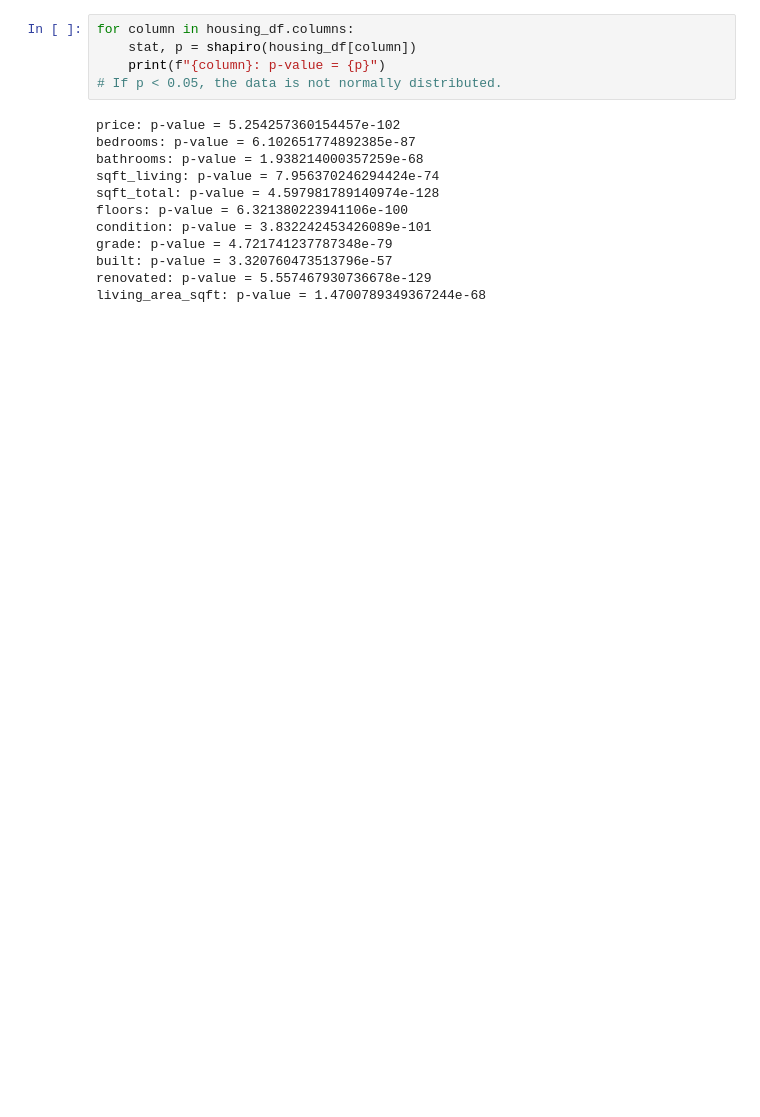
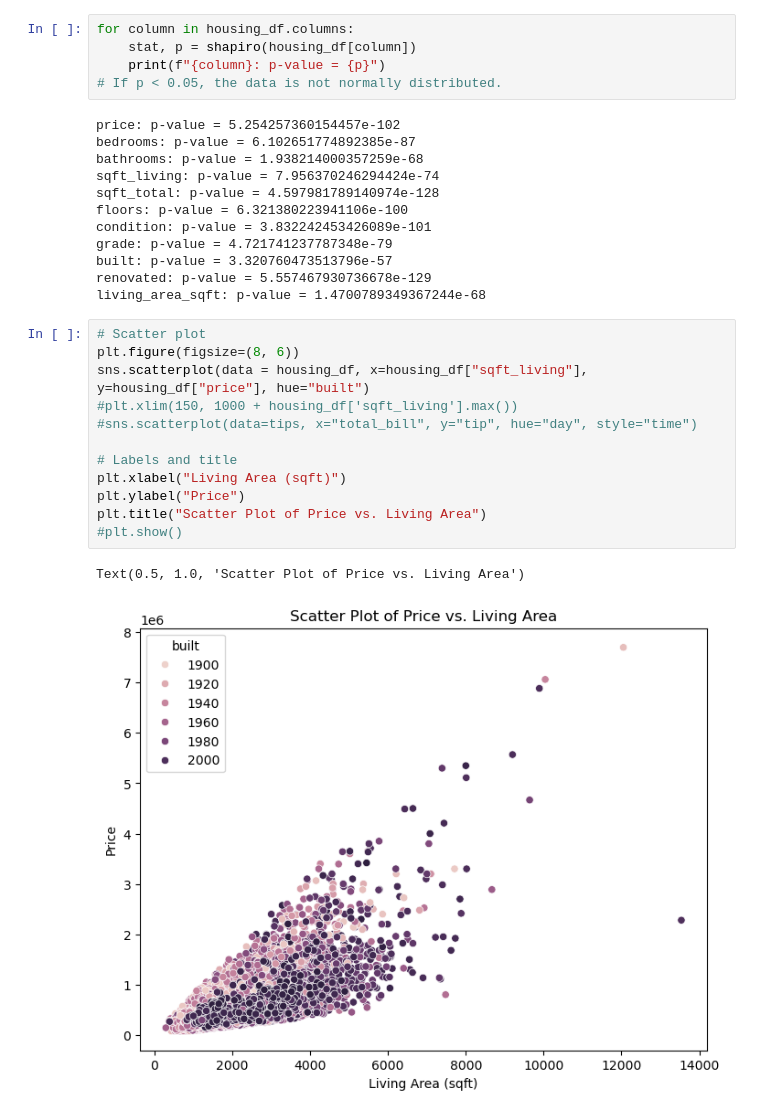
Before and after one commit to kimerajoseph/MSc_Data_Science, a Jupyter notebook: Assesment_jn.ipynb, the cells around one changed output. Cells and saved outputs as stored; diff of their text form; blank space fills up the shorter version.

```diff
--- a/Assesment_jn.ipynb
+++ b/Assesment_jn.ipynb
@@ -324,3 +324,18 @@ grade: p-value = 4.721741237787348e-79
 built: p-value = 3.320760473513796e-57
 renovated: p-value = 5.557467930736678e-129
 living_area_sqft: p-value = 1.4700789349367244e-68
+# %%
+# Scatter plot
+plt.figure(figsize=(8, 6))
+sns.scatterplot(data = housing_df, x=housing_df["sqft_living"], y=housing_df["price"], hue="built")
+#plt.xlim(150, 1000 + housing_df['sqft_living'].max())
+#sns.scatterplot(data=tips, x="total_bill", y="tip", hue="day", style="time")
+
+# Labels and title
+plt.xlabel("Living Area (sqft)")
+plt.ylabel("Price")
+plt.title("Scatter Plot of Price vs. Living Area")
+#plt.show()
+# %% [output]
+Text(0.5, 1.0, 'Scatter Plot of Price vs. Living Area')
+[figure, added]
```
Also changed, not shown: parts of 10 cells of this notebook, 1 other file.
